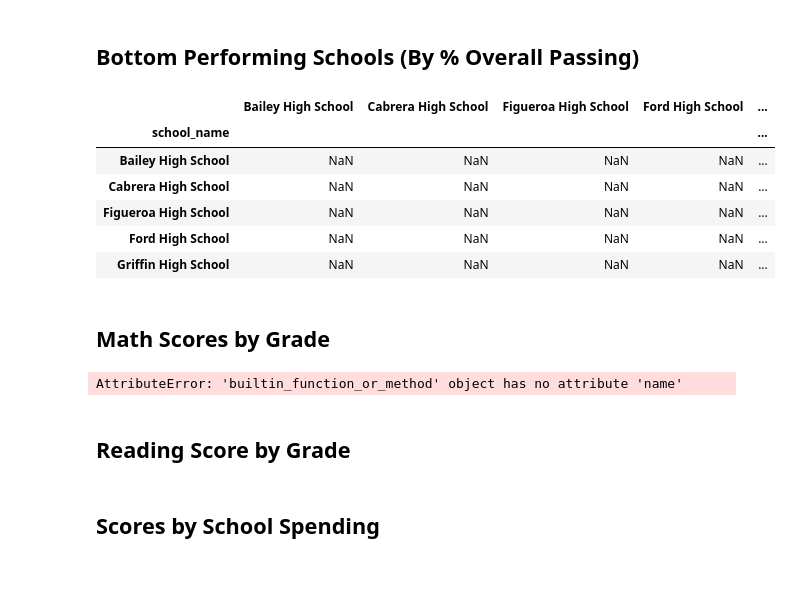
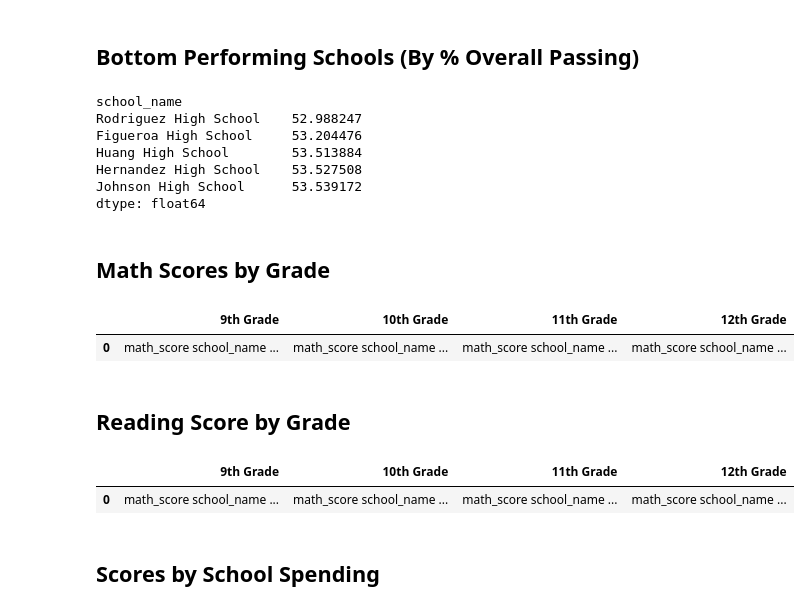
Before and after one commit to DKogge/pandas-challenge, a Jupyter notebook: PyCitySchools/PyCitySchools_starter.ipynb, the cells around one changed output. Saved outputs shown, nothing was run; the diff lists cells and outputs as text; code cells hidden in the pictures; blank space fills up the shorter version.

```diff
--- a/PyCitySchools/PyCitySchools_starter.ipynb
+++ b/PyCitySchools/PyCitySchools_starter.ipynb
@@ -307,50 +375,51 @@ top_schools.head(5)
 ## Bottom Performing Schools (By % Overall Passing)
 # %%
 # Sort the schools by `% Overall Passing` in ascending order and display the top 5 rows.
-bottom_schools = overall_passing_rate.sort_values(by="school_name",ascending=True)
+bottom_schools = overall_passing_rate.sort_values()
 bottom_schools.head(5)
-
-#Need to fix the overall_passing_rate to get this to work correctly
 # %% [output]
-|  | Bailey High School | Cabrera High School | Figueroa High School | Ford High School | ... |
-| school_name |  |  |  |  | ... |
-| Bailey High School | NaN | NaN | NaN | NaN | ... |
-| Cabrera High School | NaN | NaN | NaN | NaN | ... |
-| Figueroa High School | NaN | NaN | NaN | NaN | ... |
-| Ford High School | NaN | NaN | NaN | NaN | ... |
-| Griffin High School | NaN | NaN | NaN | NaN | ... |
+school_name
+Rodriguez High School    52.988247
+Figueroa High School     53.204476
+Huang High School        53.513884
+Hernandez High School    53.527508
+Johnson High School      53.539172
+dtype: float64
 # %% [markdown]
 ## Math Scores by Grade
 # %%
 # Use the code provided to separate the data by grade
 ninth_graders = school_data_complete[(school_data_complete["grade"] == "9th")]
 tenth_graders = school_data_complete[(school_data_complete["grade"] == "10th")]
 eleventh_graders = school_data_complete[(school_data_complete["grade"] == "11th")]
 twelfth_graders = school_data_complete[(school_data_complete["grade"] == "12th")]
 
 # Group by `school_name` and take the mean of the `math_score` column for each.
 ninth_grader_math_scores = ninth_graders.groupby(["school_name"])
 ninth_grader_math_scores = ninth_grader_math_scores[["math_score"]].mean()
 
 tenth_grader_math_scores = tenth_graders.groupby(["school_name"])
 tenth_grader_math_scores = tenth_grader_math_scores[["math_score"]].mean()
 
 eleventh_grader_math_scores = eleventh_graders.groupby(["school_name"])
 eleventh_grader_math_scores  = eleventh_grader_math_scores[["math_score"]].mean()
 
 twelfth_grader_math_scores = twelfth_graders.groupby(["school_name"])
 twelfth_grader_math_scores  = twelfth_grader_math_scores[["math_score"]].mean()
 
 # Combine each of the scores above into single DataFrame called `math_scores_by_grade`
-math_scores_by_grade = [{"9th Grade":ninth_grader_math_scores, "10th Grade":tenth_grader_math_scores, "11th Grade":eleventh_grader_math_scores, "12th Grade":twelfth_grader_math_scores}]
+math_scores_by_grade = pd.DataFrame({"9th Grade":[ninth_grader_math_scores], "10th Grade":[tenth_grader_math_scores], "11th Grade":[eleventh_grader_math_scores], "12th Grade":[twelfth_grader_math_scores]})
 
-# Minor data wrangling   **** Attribute error relating to this?  ***
+# Minor data wrangling
 math_scores_by_grade.index.name = None
 
 # Display the DataFrame
 math_scores_by_grade
+
+# Something isnt working correctly here #
 # %% [output]
-AttributeError: 'builtin_function_or_method' object has no attribute 'name'
+|  | 9th Grade | 10th Grade | 11th Grade | 12th Grade |
+| 0 | math_score school_name ... | math_score school_name ... | math_score school_name ... | math_score school_name ... |
 # %% [markdown]
 ## Reading Score by Grade
 # %%
@@ -368,20 +437,23 @@ tenth_grader_reading_scores = tenth_graders.groupby(["school_name"])
 tenth_grader_reading_scores = tenth_grader_reading_scores[["math_score"]].mean()
 
 eleventh_grader_reading_scores = eleventh_graders.groupby(["school_name"])
-eleventh_grader_reading_scores  = eleventh_grader_reading_scores[["math_score"]].mean()
+eleventh_grader_reading_scores = eleventh_grader_reading_scores[["math_score"]].mean()
 
 twelfth_grader_reading_scores = twelfth_graders.groupby(["school_name"])
-twelfth_grader_reading_scores  = twelfth_grader_reading_scores[["math_score"]].mean()
+twelfth_grader_reading_scores = twelfth_grader_reading_scores[["math_score"]].mean()
 
 # Combine each of the scores above into single DataFrame called `reading_scores_by_grade`
-reading_scores_by_grade = [{"9th Grade":ninth_grader_reading_scores, "10th Grade":tenth_grader_reading_scores, "11th Grade":eleventh_grader_reading_scores, "12th Grade":twelfth_grader_reading_scores}]
+reading_scores_by_grade = pd.DataFrame({"9th Grade":[ninth_grader_reading_scores], "10th Grade":[tenth_grader_reading_scores], "11th Grade":[eleventh_grader_reading_scores], "12th Grade":[twelfth_grader_reading_scores]})
 
 # Minor data wrangling  *** also errors regarding this section? *** Why is this one different than the one above? ***
-reading_scores_by_grade = reading_scores_by_grade[["9th", "10th", "11th", "12th"]]
+reading_scores_by_grade = reading_scores_by_grade[["9th Grade", "10th Grade", "11th Grade", "12th Grade"]]
 reading_scores_by_grade.index.name = None
 
 # Display the DataFrame
 reading_scores_by_grade
+# %% [output]
+|  | 9th Grade | 10th Grade | 11th Grade | 12th Grade |
+| 0 | math_score school_name ... | math_score school_name ... | math_score school_name ... | math_score school_name ... |
 # %% [markdown]
 ## Scores by School Spending
 # %%
```
Also changed, not shown: parts of 12 cells of this notebook.
